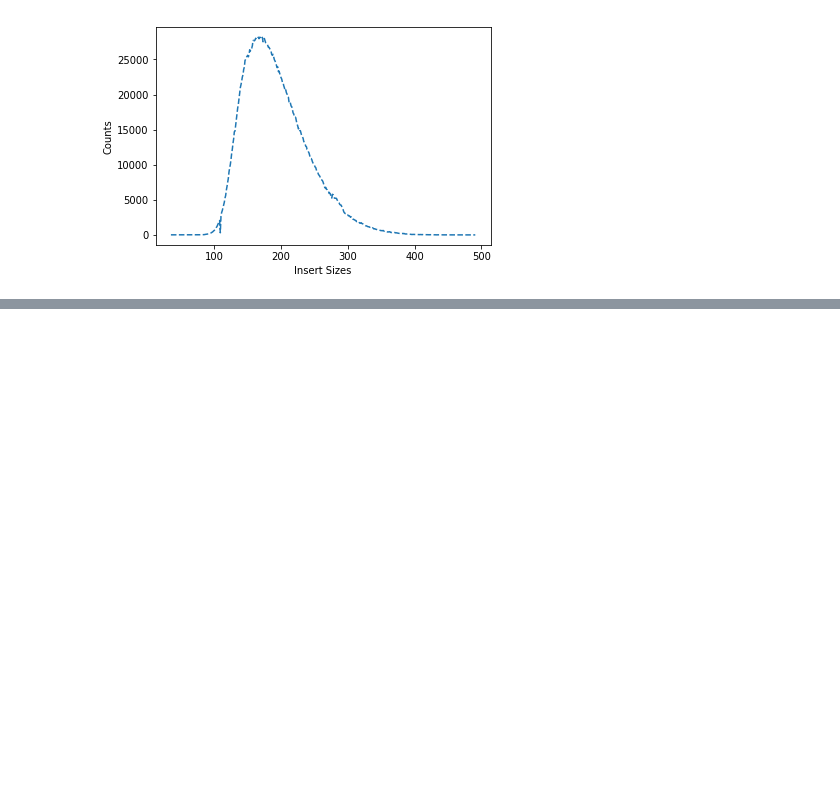
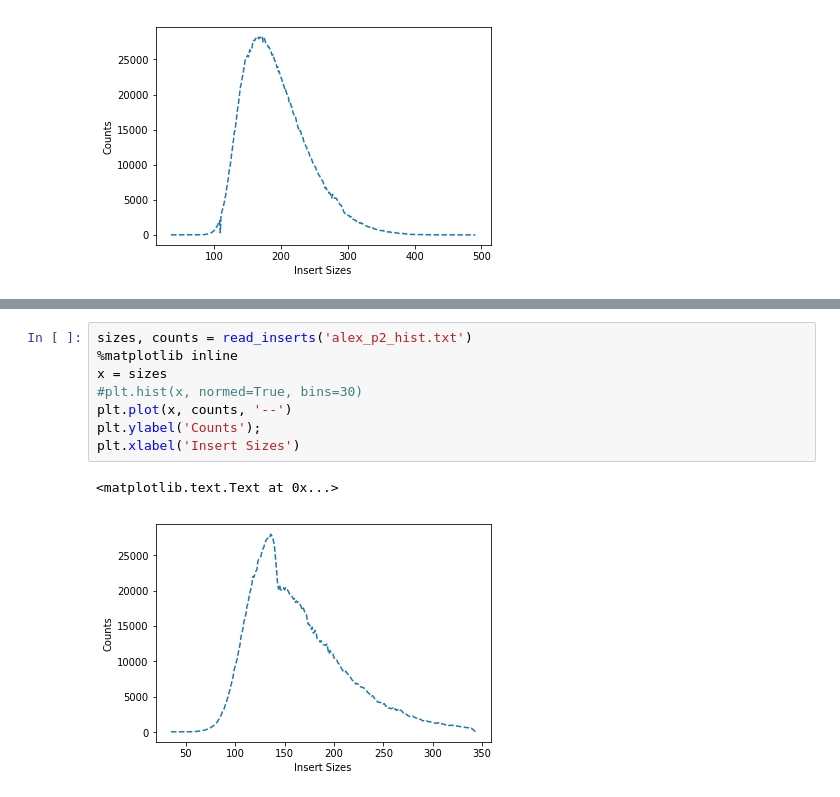
Before and after one commit to SherineAwad/EndocrineNotebooks, a Jupyter notebook: qc.ipynb, the cells around one changed output, grey strips where cells are left out. Cells and saved outputs as stored; diff of their text form; blank space fills up the shorter version.

```diff
--- a/qc.ipynb
+++ b/qc.ipynb
@@ -44,0 +56,11 @@ plt.xlabel('Insert Sizes')
+# %%
+sizes, counts = read_inserts('alex_p2_hist.txt')
+%matplotlib inline
+x = sizes
+#plt.hist(x, normed=True, bins=30)
+plt.plot(x, counts, '--')
+plt.ylabel('Counts');
+plt.xlabel('Insert Sizes')
+# %% [output]
+<matplotlib.text.Text at 0x...>
+[figure, added]
```
Also changed, not shown: parts of 4 cells of this notebook, 9 other files.
